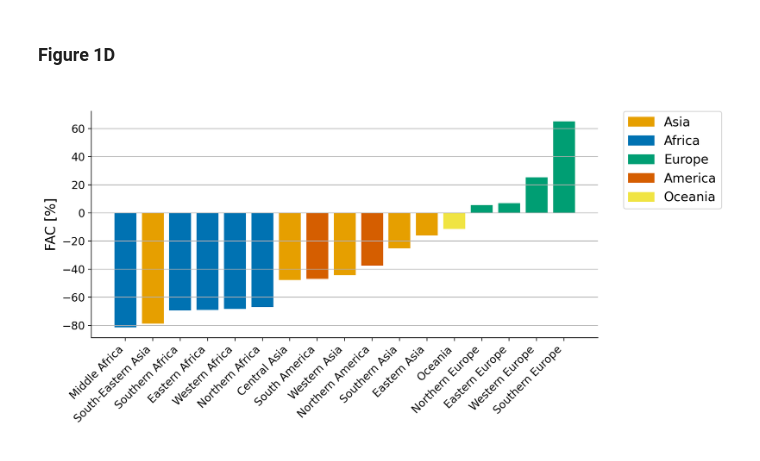
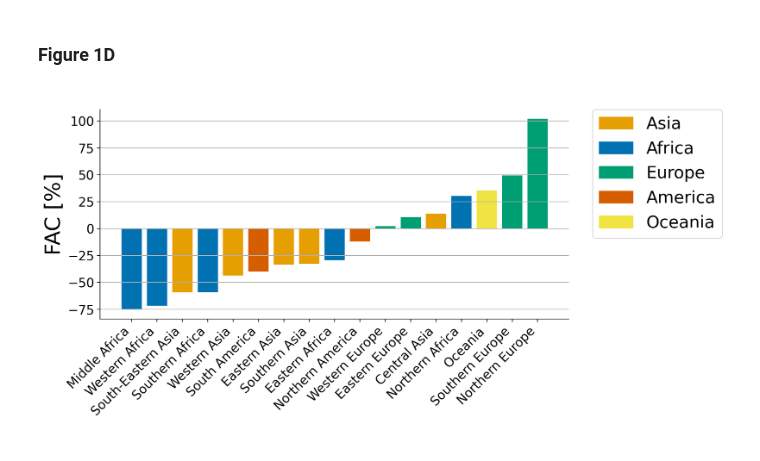
Before and after one commit to emanuelemassaro/Forest_Human_Nexus, a Jupyter notebook: Notebooks/Figure1_Bars_FAC.ipynb, the cells around one changed output. Cells and saved outputs as stored; diff of their text form; code cells hidden in the pictures.

```diff
--- a/Notebooks/Figure1_Bars_FAC.ipynb
+++ b/Notebooks/Figure1_Bars_FAC.ipynb
@@ -76,7 +74,7 @@ f.savefig(fout, dpi=300, bbox_inches='tight')
 # %% [markdown]
 ### 2.2 Relative change
 # %%
-dfData_= rel_change_df(dfData, 'median')
+dfData_= rel_change_df(dfData, 'sum')
 df5_ = dfData_.sort_values(by='relative_change').reset_index(drop=True)
 colors = df5_['region'].map(REGION_TO_CONTINENT).map(CONTINENT_COLORS)
 # %% [markdown]
@@ -84,23 +82,23 @@ colors = df5_['region'].map(REGION_TO_CONTINENT).map(CONTINENT_COLORS)
 # %%
 # Plotting the bar plot
 f, ax = plt.subplots(figsize=(10, 4.5))
-ax = set_font(ax, 12)
+ax = set_font(ax, 15)
 plt.bar(df5_['region'], df5_['relative_change'], color=colors)
 # Adding labels and title
 plt.xlabel(' ')
-plt.ylabel('FAC [%]', size=15)
+plt.ylabel('FAC [%]', size=25)
 plt.title(' ', size=16)
 plt.xticks(rotation=90, ha='right')
 plt.grid(axis='y')
 ax.spines['right'].set_visible(False)
 ax.spines['top'].set_visible(False)
 # Creating legend patches
 patches = [mpatches.Patch(color=color, label=continent) for continent, color in CONTINENT_COLORS.items()]
 # Adding the legend outside the plot
-plt.legend(handles=patches, bbox_to_anchor=(1.05, 1), loc='upper left', borderaxespad=0., fontsize=14)
+plt.legend(handles=patches, bbox_to_anchor=(1.05, 1), loc='upper left', borderaxespad=0., fontsize=20)
 plt.xticks(rotation=45, ha='right');
 # %% [output]
-[figure, old version]
+[figure, new version]
 # %%
 # Save Figure 1D
 fout = '../Figures/Figure1D.pdf'
```
Also changed, not shown: parts of 3 cells of this notebook, 2 other files.
